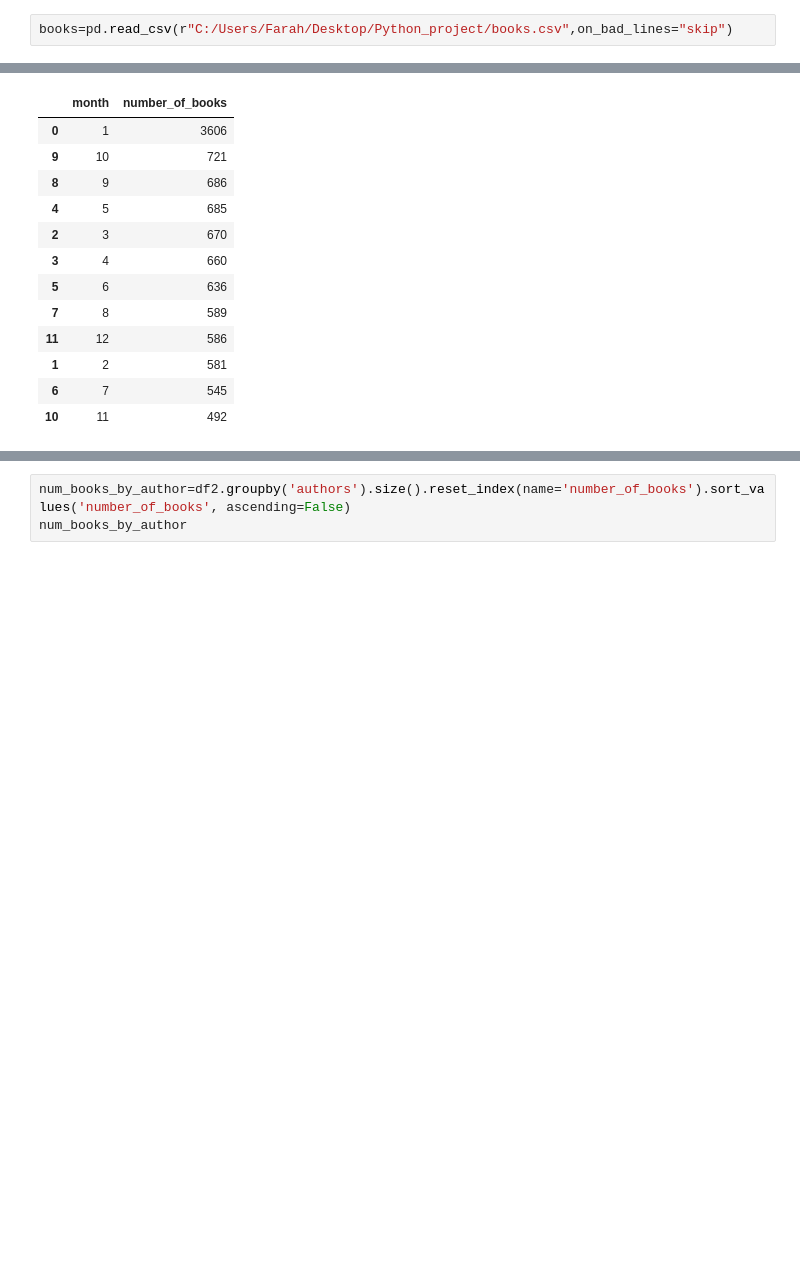
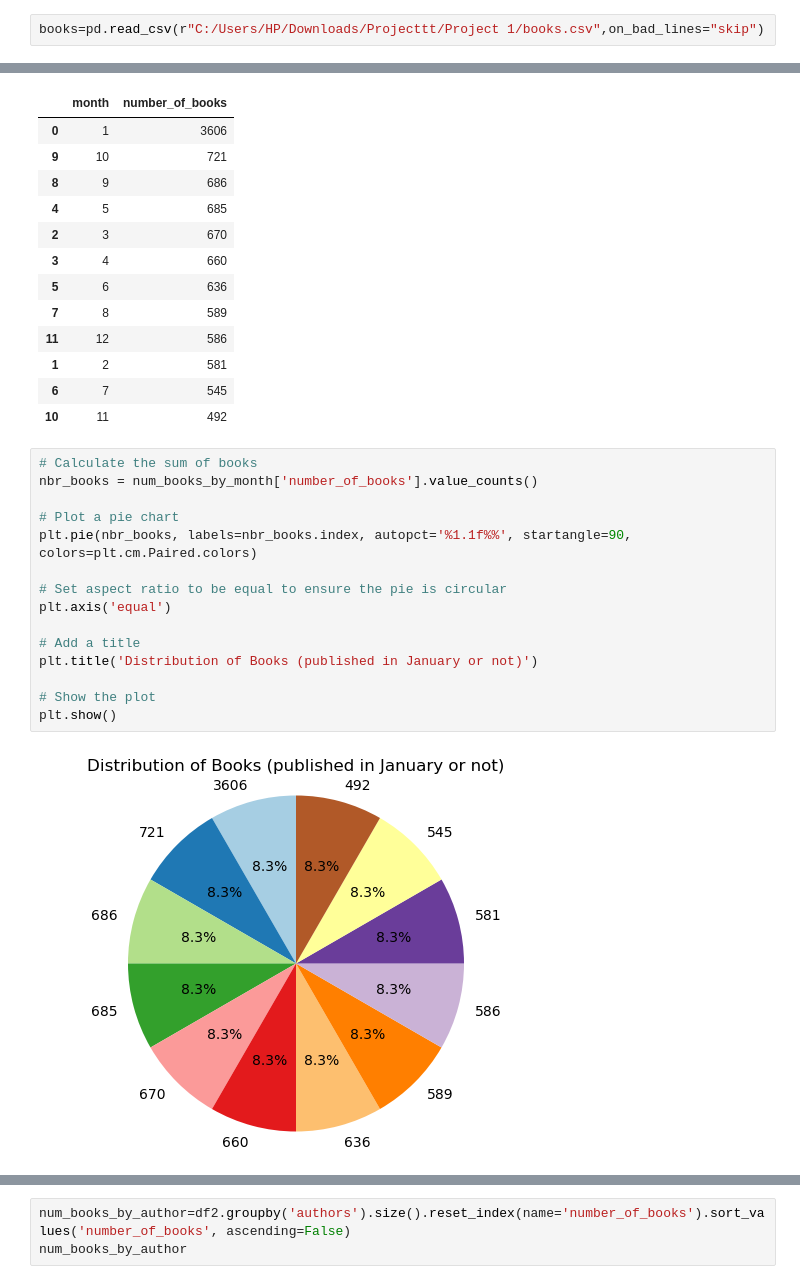
Before and after one commit to KarimHamod/Machine_Learning, a Jupyter notebook: Project_vs1.ipynb, the cells around one changed output, grey strips where cells are left out. Saved outputs shown, nothing was run; the diff lists cells and outputs as text; blank space fills up the shorter version.

```diff
--- a/Project_vs1.ipynb
+++ b/Project_vs1.ipynb
@@ -6,7 +6,7 @@ import matplotlib.pyplot as plt
 import plotly.express as px
 import seaborn as sns
 # %%
-books=pd.read_csv(r"C:/Users/Farah/Desktop/Python_project/books.csv",on_bad_lines="skip")
+books=pd.read_csv(r"C:/Users/HP/Downloads/Projecttt/Project 1/books.csv",on_bad_lines="skip")
 # %%
 books
 #ignore the bad line because only 5 rows
@@ -492,4 +497,21 @@ num_books_by_month
 | 1 | 2 | 581 |
 | 6 | 7 | 545 |
 | 10 | 11 | 492 |
+# %%
+# Calculate the sum of books
+nbr_books = num_books_by_month['number_of_books'].value_counts()
+
+# Plot a pie chart
+plt.pie(nbr_books, labels=nbr_books.index, autopct='%1.1f%%', startangle=90, colors=plt.cm.Paired.colors)
+
+# Set aspect ratio to be equal to ensure the pie is circular
+plt.axis('equal')
+
+# Add a title
+plt.title('Distribution of Books (published in January or not)')
+
+# Show the plot
+plt.show()
+# %% [output]
+[figure, added]
 # %%
```
Also changed, not shown: parts of 12 cells of this notebook.
